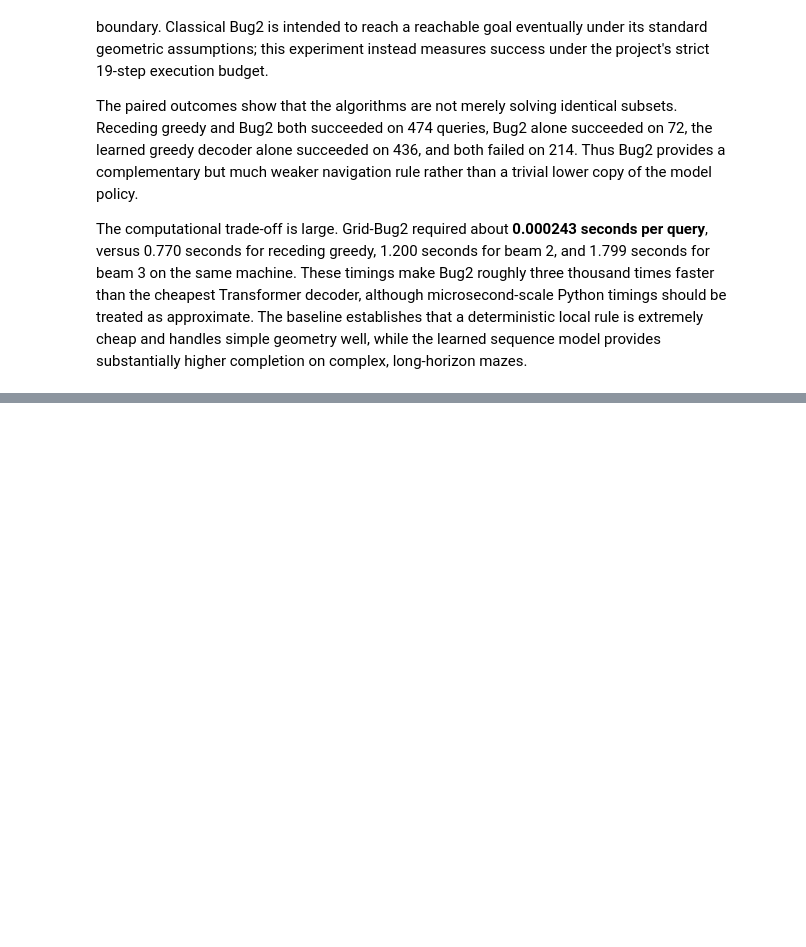
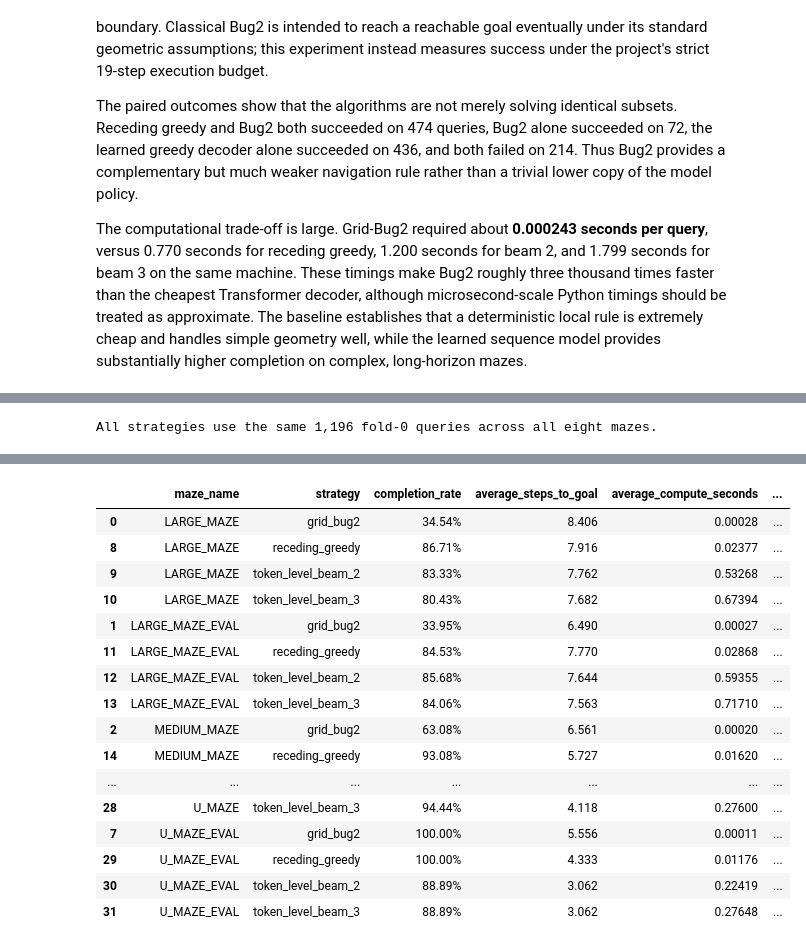
Before and after one commit to diankruger/4th-year-project, a Jupyter notebook: Full_dataset_pipeline.ipynb, the cells around one changed output, grey strips where cells are left out. Drawn from its saved outputs; the diff is of its cells as text; code cells hidden in the pictures; blank space fills up the shorter version.

Commit message:
started resutls for partially observed

```diff
--- a/Full_dataset_pipeline.ipynb
+++ b/Full_dataset_pipeline.ipynb
@@ -2629,0 +2848,58 @@ The computational trade-off is large. Grid-Bug2 required about **0.000243 second
+# %%
+from pathlib import Path
+import numpy as np
+import pandas as pd
+from IPython.display import display
+
+token_dataset = Path("maze2d_partial_obs_3x3_joint_obs_action_optimal_4act_cv5.npz")
+token_result_dir = Path("experiment_runs/cv5_partial_obs_token_level_beam_4act/fold_0")
+bug2_result_dir = Path("experiment_runs/bug2_partial_obs_3x3_fold0")
+model_results = pd.read_csv(token_result_dir / "results.csv")
+model_summary = pd.read_csv(token_result_dir / "summary.csv")
+model_per_maze = pd.read_csv(token_result_dir / "per_maze_summary.csv")
+bug2_results = pd.read_csv(bug2_result_dir / "results.csv")
+bug2_summary = pd.read_csv(bug2_result_dir / "summary.csv")
+bug2_per_maze = pd.read_csv(bug2_result_dir / "per_maze_summary.csv")
+
+expected_strategies = ["receding_greedy", "token_level_beam_2", "token_level_beam_3"]
+with np.load(token_dataset, allow_pickle=True) as data:
+    expected_ids = set(np.asarray(data["episode_ids"])[np.asarray(data["fold_ids"]) == 0].astype(int))
+assert len(expected_ids) == 1196
+for strategy in expected_strategies:
+    rows = model_results.loc[model_results["strategy"].eq(strategy)]
+    assert len(rows) == 1196, (strategy, len(rows))
+    assert set(rows["episode_id"].astype(int)) == expected_ids, strategy
+assert len(bug2_results) == 1196
+assert set(bug2_results["episode_id"].astype(int)) == expected_ids
+assert set(model_per_maze["maze_name"]) == set(bug2_per_maze["maze_name"])
+assert model_per_maze["maze_name"].nunique() == 8
+
+metric_columns = [
+    "strategy", "completion_rate", "average_steps_to_goal",
+    "average_compute_seconds", "average_seconds_per_step",
+]
+combined_summary = pd.concat([
+    bug2_summary[metric_columns], model_summary[metric_columns],
+], ignore_index=True)
+combined_per_maze = pd.concat([
+    bug2_per_maze[["maze_name", *metric_columns]],
+    model_per_maze[["maze_name", *metric_columns]],
+], ignore_index=True).sort_values(["maze_name", "strategy"])
+
+formats = {
+    "completion_rate": "{:.2%}",
+    "average_steps_to_goal": "{:.3f}",
+    "average_compute_seconds": "{:.5f}",
+    "average_seconds_per_step": "{:.5f}",
+}
+print("All strategies use the same 1,196 fold-0 queries across all eight mazes.")
+display(combined_summary.style.format(formats))
+display(combined_per_maze.style.format(formats))
+display(combined_per_maze.pivot(
+    index="maze_name", columns="strategy", values="completion_rate"
+).style.format("{:.2%}"))
+display(combined_per_maze.pivot(
+    index="maze_name", columns="strategy", values="average_steps_to_goal"
+).style.format("{:.3f}"))
+# %% [output]
+All strategies use the same 1,196 fold-0 queries across all eight mazes.
@@ -2629,0 +2911,17 @@ The computational trade-off is large. Grid-Bug2 required about **0.000243 second
+|  | maze_name | strategy | completion_rate | average_steps_to_goal | average_compute_seconds | ... |
+| 0 | LARGE_MAZE | grid_bug2 | 34.54% | 8.406 | 0.00028 | ... |
+| 8 | LARGE_MAZE | receding_greedy | 86.71% | 7.916 | 0.02377 | ... |
+| 9 | LARGE_MAZE | token_level_beam_2 | 83.33% | 7.762 | 0.53268 | ... |
+| 10 | LARGE_MAZE | token_level_beam_3 | 80.43% | 7.682 | 0.67394 | ... |
+| 1 | LARGE_MAZE_EVAL | grid_bug2 | 33.95% | 6.490 | 0.00027 | ... |
+| 11 | LARGE_MAZE_EVAL | receding_greedy | 84.53% | 7.770 | 0.02868 | ... |
+| 12 | LARGE_MAZE_EVAL | token_level_beam_2 | 85.68% | 7.644 | 0.59355 | ... |
+| 13 | LARGE_MAZE_EVAL | token_level_beam_3 | 84.06% | 7.563 | 0.71710 | ... |
+| 2 | MEDIUM_MAZE | grid_bug2 | 63.08% | 6.561 | 0.00020 | ... |
+| 14 | MEDIUM_MAZE | receding_greedy | 93.08% | 5.727 | 0.01620 | ... |
+| ... | ... | ... | ... | ... | ... | ... |
+| 28 | U_MAZE | token_level_beam_3 | 94.44% | 4.118 | 0.27600 | ... |
+| 7 | U_MAZE_EVAL | grid_bug2 | 100.00% | 5.556 | 0.00011 | ... |
+| 29 | U_MAZE_EVAL | receding_greedy | 100.00% | 4.333 | 0.01176 | ... |
+| 30 | U_MAZE_EVAL | token_level_beam_2 | 88.89% | 3.062 | 0.22419 | ... |
+| 31 | U_MAZE_EVAL | token_level_beam_3 | 88.89% | 3.062 | 0.27648 | ... |
```
Also changed, not shown: parts of 7 cells of this notebook, 10 other files.
